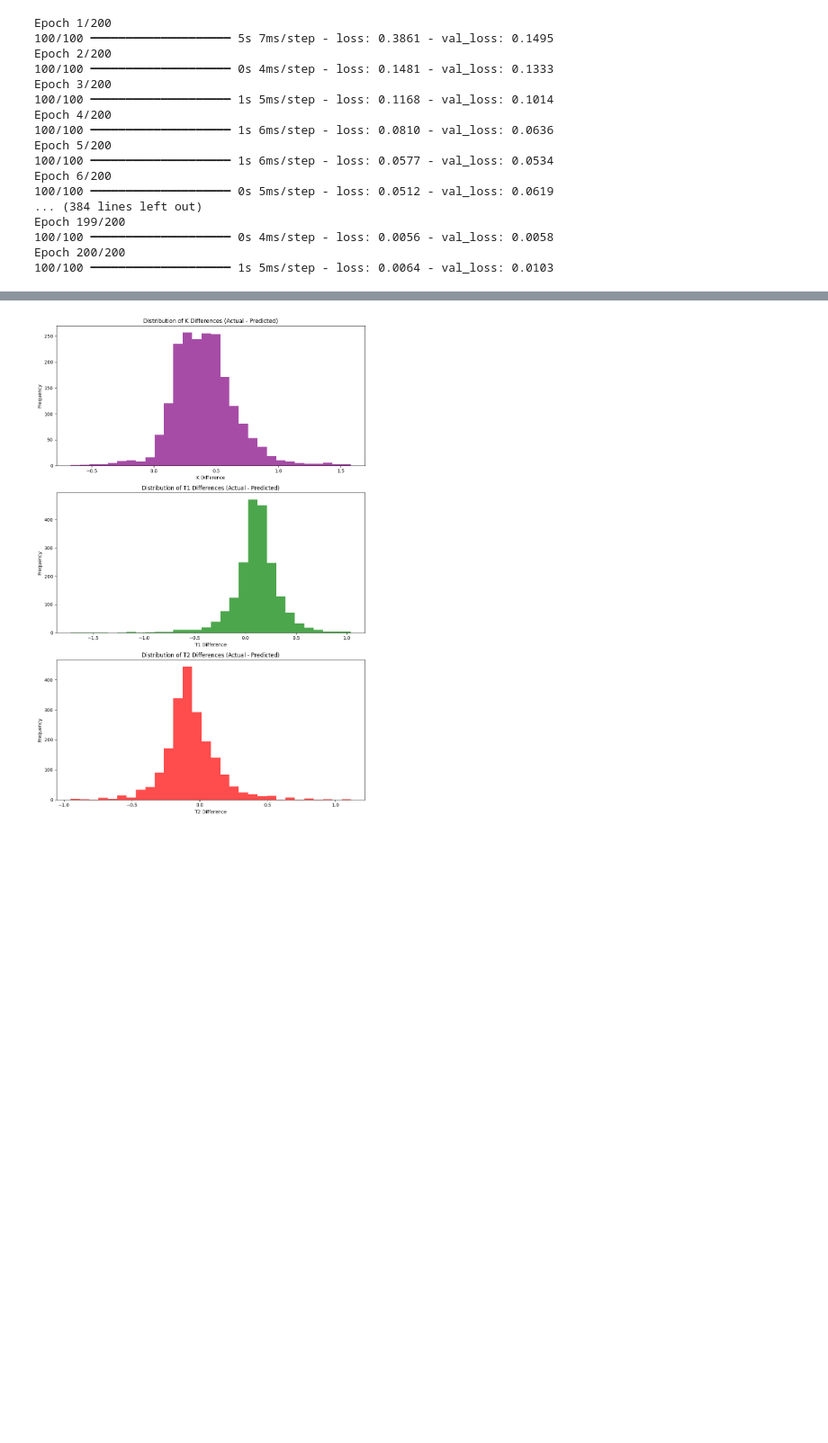
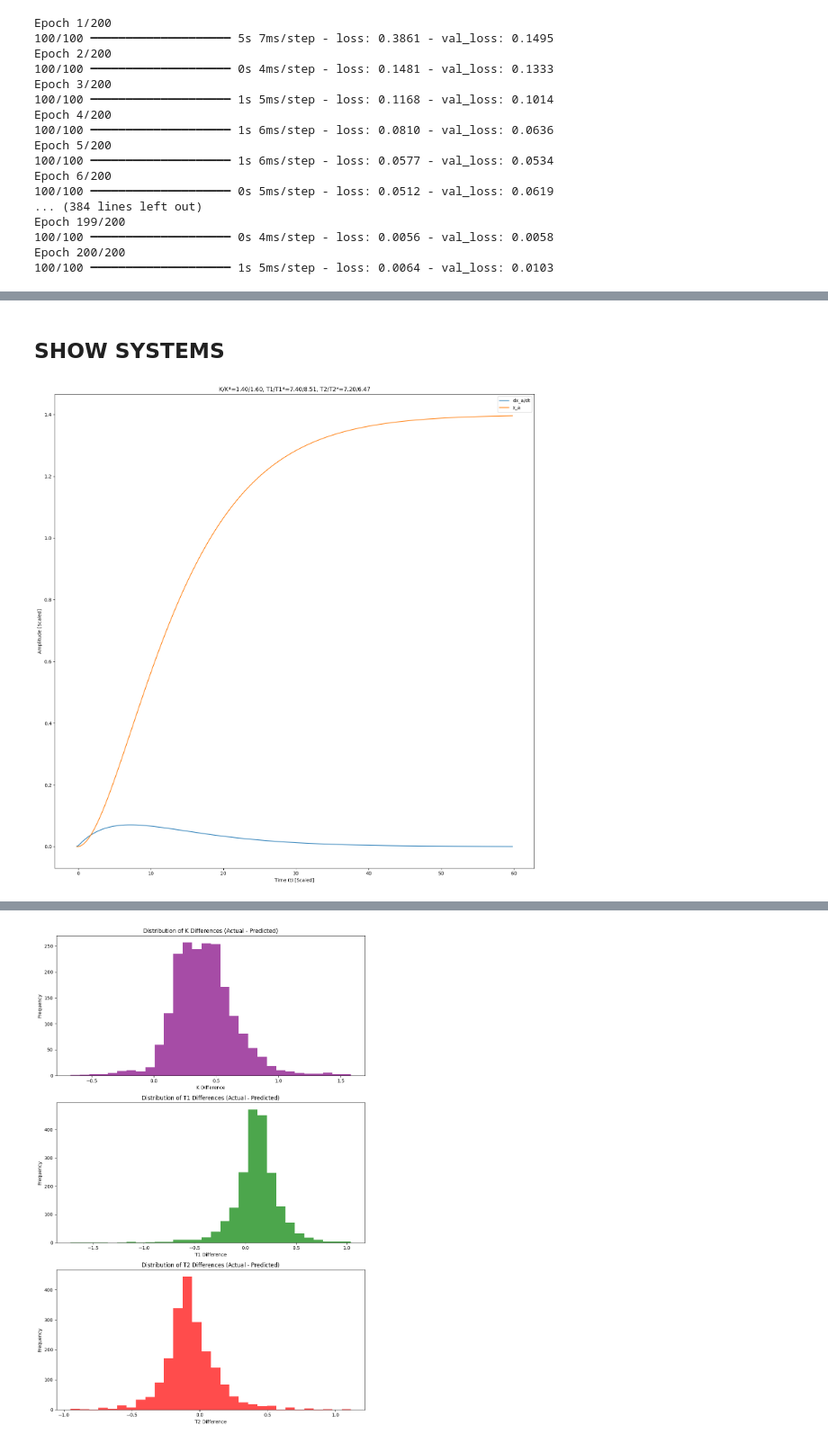
Before and after one commit to sergiokali/apa, a Jupyter notebook: AiPATrainer.ipynb, the cells around one changed output, grey strips where cells are left out. Shown at 90% size. Drawn from its saved outputs; the diff is of its cells as text; code cells hidden in the pictures; blank space fills up the shorter version.

```diff
--- a/AiPATrainer.ipynb
+++ b/AiPATrainer.ipynb
@@ -303,0 +325,63 @@ y_actual = y_scaler.inverse_transform(y_test_scaled)
+# %% [markdown]
+## SHOW SYSTEMS
+# %%
+indexes = [222]
+num_plots = len(indexes)
+
+if num_plots == 0:
+    print("No indexes provided to plot.")
+else:
+    # Determine subplot grid dimensions more robustly
+    if num_plots == 1:
+        nrows = 1
+        ncols = 1
+    elif num_plots <= 5: # Assuming a single row for up to 5 plots
+        nrows = 1
+        ncols = num_plots
+    else: # More than 5 plots, use 5 columns
+        ncols = 5
+        nrows = (num_plots + ncols - 1) // ncols # Ceiling division
+
+    fig, axes = plt.subplots(nrows=nrows, ncols=ncols, figsize=(15,15))
+
+    # Ensure 'axes' is always an iterable array (e.g., a 1D numpy array or list of Axes objects)
+    if num_plots == 1:
+        # If only one subplot, plt.subplots returns a single Axes object, not an array.
+        # Wrap it in a list to make it iterable for the loop.
+        axes_iterable = [axes]
+    else:
+        # For multiple subplots, axes is typically a numpy array (possibly 2D).
+        # Flatten it to iterate over individual Axes objects easily.
+        axes_iterable = axes.flatten()
+
+    for idx in range(num_plots):
+        i = indexes[idx]
+        current_ax = axes_iterable[idx] # Use the current Axes object
+
+        # These are scaled values from X_test_scaled
+        t_data = X_test[i][:, 2]
+        da_dt_data = X_test[i][:, 0]
+        x_a_data = X_test[i][:, 1]
+
+        # Inverse transform y_pred_scaled values to get actual K, T1, T2 for the title
+        y_pred_unscaled_single = y_scaler.inverse_transform(y_pred_scaled[i].reshape(1, -1))[0]
+        K_val = y_test[i][0]
+        T1_val = y_test[i][1]
+        T2_val = y_test[i][2]
+        K_val_pred = y_pred_unscaled_single[0]
+        T1_val_pred = y_pred_unscaled_single[1]
+        T2_val_pred = y_pred_unscaled_single[2]
+        current_ax.plot(t_data, da_dt_data, label='dx_a/dt')
+        current_ax.plot(t_data, x_a_data, label='x_a')
+        title = f'K/K*={K_val:.2f}/{K_val_pred:.2f}'
+        title += f', T1/T1*={T1_val:.2f}/{T1_val_pred:.2f}'
+        title += f', T2/T2*={T2_val:.2f}/{T2_val_pred:.2f}'
+        current_ax.set_title(title)
+        current_ax.legend()
+        current_ax.set_xlabel('Time (t) [Scaled]') # Added [Scaled] to indicate data is scaled
+        current_ax.set_ylabel('Amplitude [Scaled]') # Added [Scaled] to indicate data is scaled
+
+    plt.tight_layout() # Adjust subplot params for a tight layout
+    plt.show() # Display the figure
+# %% [output]
+[figure, added]
```
Also changed, not shown: parts of 12 cells of this notebook.
